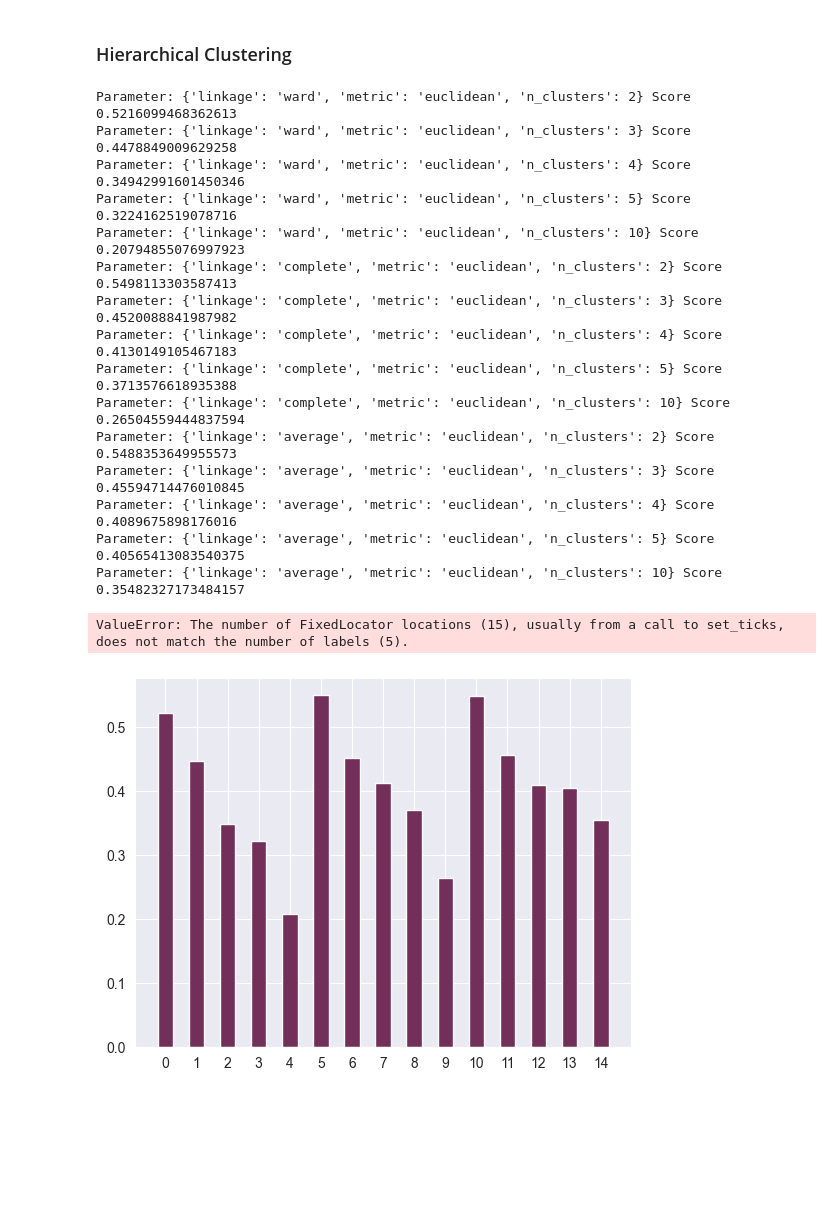
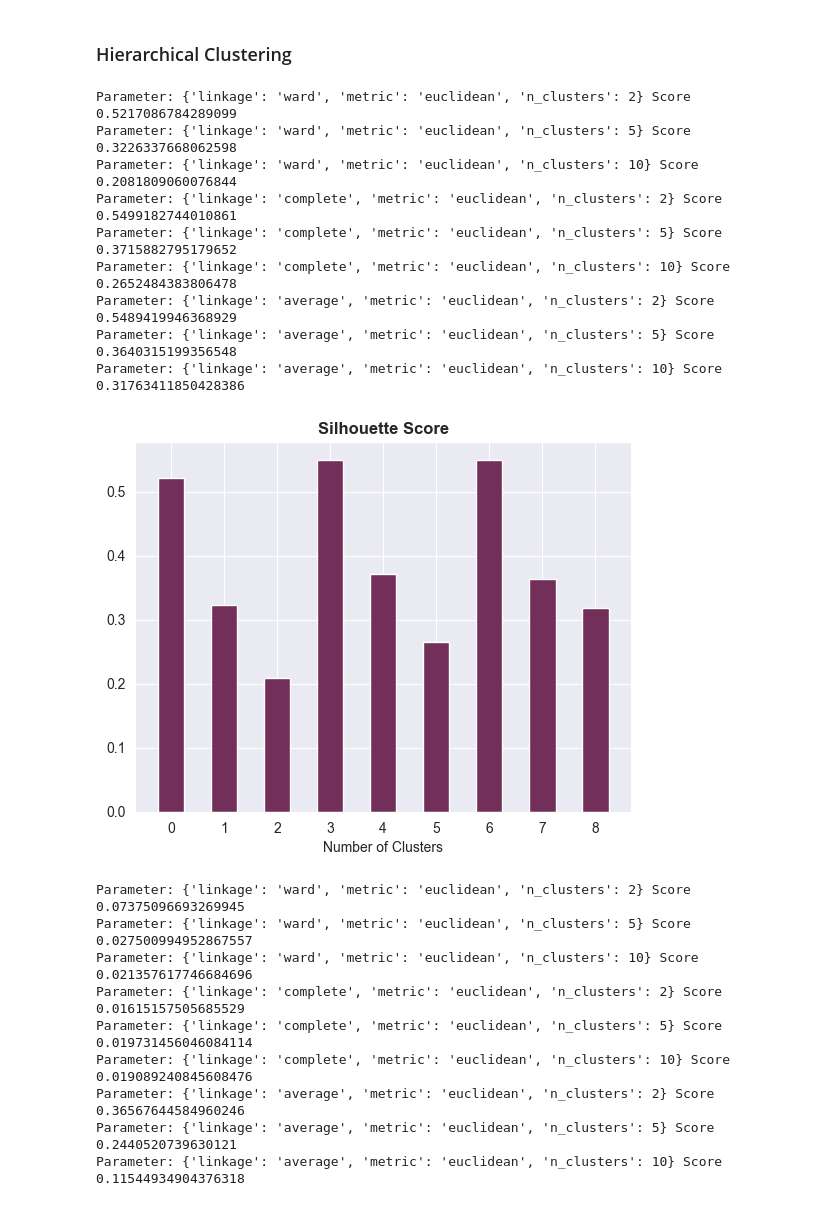
Before and after one commit to nemuru-pigeon/DSAIT4020, a Jupyter notebook: clustering.ipynb, the cells around one changed output. Cells and saved outputs as stored; diff of their text form; code cells hidden in the pictures; blank space fills up the shorter version.

Commit message:
Finalize clustering + add last model

```diff
--- a/clustering.ipynb
+++ b/clustering.ipynb
@@ -111,10 +143,0 @@ nf = fa.fit_transform(nf)
-# %%
-# Set the number of clusters
-k = 3
-
-# Initialize and fit KMeans
-kmeans = KMeans(n_clusters=k, random_state=42, n_init='auto')
-kmeans.fit(normalized_features)
-
-# Get cluster labels
-combined_df['cluster'] = kmeans.labels_
@@ -275,51 +222,29 @@ Inertia values:
 # %% [markdown]
 ### Hierarchical Clustering
 # %%
-# candidate values for our number of cluster
-parameters = [2, 3, 4, 5, 10]
+parameters = [2, 5, 10]
+parameter_grid = ParameterGrid({'n_clusters': parameters, 'metric': ['euclidean'], 'linkage':['ward', 'complete', 'average']})
+agglom = AgglomerativeClustering()
 
-#parameters = range(2,15)
-# instantiating ParameterGrid, pass number of clusters as input
-parameter_grid = ParameterGrid({'n_clusters': parameters, 'metric': ['euclidean'], 'linkage':['ward', 'complete', 'average']})
-best_score = -1
-agglom = AgglomerativeClustering()
-silhouette_scores = []
-# evaluation based on silhouette_score
-for p in parameter_grid:
-    agglom.set_params(**p)    # set current hyper parameter
-    agglom.fit(combined_df)
-    ss = silhouette_score(combined_df, agglom.labels_)   # calculate silhouette_score
-    silhouette_scores += [ss]       # store all the scores
-    print('Parameter:', p, 'Score', ss)
-
-
-    # check p which has the best score
-
-    if ss > best_score:
-        best_score = ss
-        best_grid = p
-
-# plotting silhouette score
-plt.bar(range(len(silhouette_scores)), list(silhouette_scores), align='center', color='#722f59', width=0.5)
-plt.xticks(range(len(silhouette_scores)), list(parameters))
-plt.title('Silhouette Score', fontweight='bold')
-plt.xlabel('Number of Clusters')
-plt.show()
+tune_model(parameter_grid, agglom, combined_df, True, False)
+tune_model(parameter_grid, agglom, normalized_features, True, False)
 # %% [output]
-Parameter: {'linkage': 'ward', 'metric': 'euclidean', 'n_clusters': 2} Score 0.5216099468362613
-Parameter: {'linkage': 'ward', 'metric': 'euclidean', 'n_clusters': 3} Score 0.4478849009629258
-Parameter: {'linkage': 'ward', 'metric': 'euclidean', 'n_clusters': 4} Score 0.34942991601450346
-Parameter: {'linkage': 'ward', 'metric': 'euclidean', 'n_clusters': 5} Score 0.3224162519078716
-Parameter: {'linkage': 'ward', 'metric': 'euclidean', 'n_clusters': 10} Score 0.20794855076997923
-Parameter: {'linkage': 'complete', 'metric': 'euclidean', 'n_clusters': 2} Score 0.5498113303587413
-Parameter: {'linkage': 'complete', 'metric': 'euclidean', 'n_clusters': 3} Score 0.4520088841987982
-Parameter: {'linkage': 'complete', 'metric': 'euclidean', 'n_clusters': 4} Score 0.4130149105467183
-Parameter: {'linkage': 'complete', 'metric': 'euclidean', 'n_clusters': 5} Score 0.3713576618935388
-Parameter: {'linkage': 'complete', 'metric': 'euclidean', 'n_clusters': 10} Score 0.26504559444837594
-Parameter: {'linkage': 'average', 'metric': 'euclidean', 'n_clusters': 2} Score 0.5488353649955573
-Parameter: {'linkage': 'average', 'metric': 'euclidean', 'n_clusters': 3} Score 0.45594714476010845
-Parameter: {'linkage': 'average', 'metric': 'euclidean', 'n_clusters': 4} Score 0.4089675898176016
-Parameter: {'linkage': 'average', 'metric': 'euclidean', 'n_clusters': 5} Score 0.40565413083540375
-Parameter: {'linkage': 'average', 'metric': 'euclidean', 'n_clusters': 10} Score 0.35482327173484157
+Parameter: {'linkage': 'ward', 'metric': 'euclidean', 'n_clusters': 2} Score 0.5217086784289099
+Parameter: {'linkage': 'ward', 'metric': 'euclidean', 'n_clusters': 5} Score 0.3226337668062598
+Parameter: {'linkage': 'ward', 'metric': 'euclidean', 'n_clusters': 10} Score 0.2081809060076844
+Parameter: {'linkage': 'complete', 'metric': 'euclidean', 'n_clusters': 2} Score 0.5499182744010861
+Parameter: {'linkage': 'complete', 'metric': 'euclidean', 'n_clusters': 5} Score 0.3715882795179652
+Parameter: {'linkage': 'complete', 'metric': 'euclidean', 'n_clusters': 10} Score 0.2652484383806478
+Parameter: {'linkage': 'average', 'metric': 'euclidean', 'n_clusters': 2} Score 0.5489419946368929
+Parameter: {'linkage': 'average', 'metric': 'euclidean', 'n_clusters': 5} Score 0.3640315199356548
+Parameter: {'linkage': 'average', 'metric': 'euclidean', 'n_clusters': 10} Score 0.31763411850428386
+[figure, new version]
-ValueError: The number of FixedLocator locations (15), usually from a call to set_ticks, does not match the number of labels (5).
+Parameter: {'linkage': 'ward', 'metric': 'euclidean', 'n_clusters': 2} Score 0.07375096693269945
+Parameter: {'linkage': 'ward', 'metric': 'euclidean', 'n_clusters': 5} Score 0.027500994952867557
+Parameter: {'linkage': 'ward', 'metric': 'euclidean', 'n_clusters': 10} Score 0.021357617746684696
+Parameter: {'linkage': 'complete', 'metric': 'euclidean', 'n_clusters': 2} Score 0.01615157505685529
+Parameter: {'linkage': 'complete', 'metric': 'euclidean', 'n_clusters': 5} Score 0.019731456046084114
+Parameter: {'linkage': 'complete', 'metric': 'euclidean', 'n_clusters': 10} Score 0.019089240845608476
+Parameter: {'linkage': 'average', 'metric': 'euclidean', 'n_clusters': 2} Score 0.36567644584960246
+Parameter: {'linkage': 'average', 'metric': 'euclidean', 'n_clusters': 5} Score 0.2440520739630121
+Parameter: {'linkage': 'average', 'metric': 'euclidean', 'n_clusters': 10} Score 0.11544934904376318
-[figure, old version]
```
Also changed, not shown: parts of 20 cells of this notebook.
